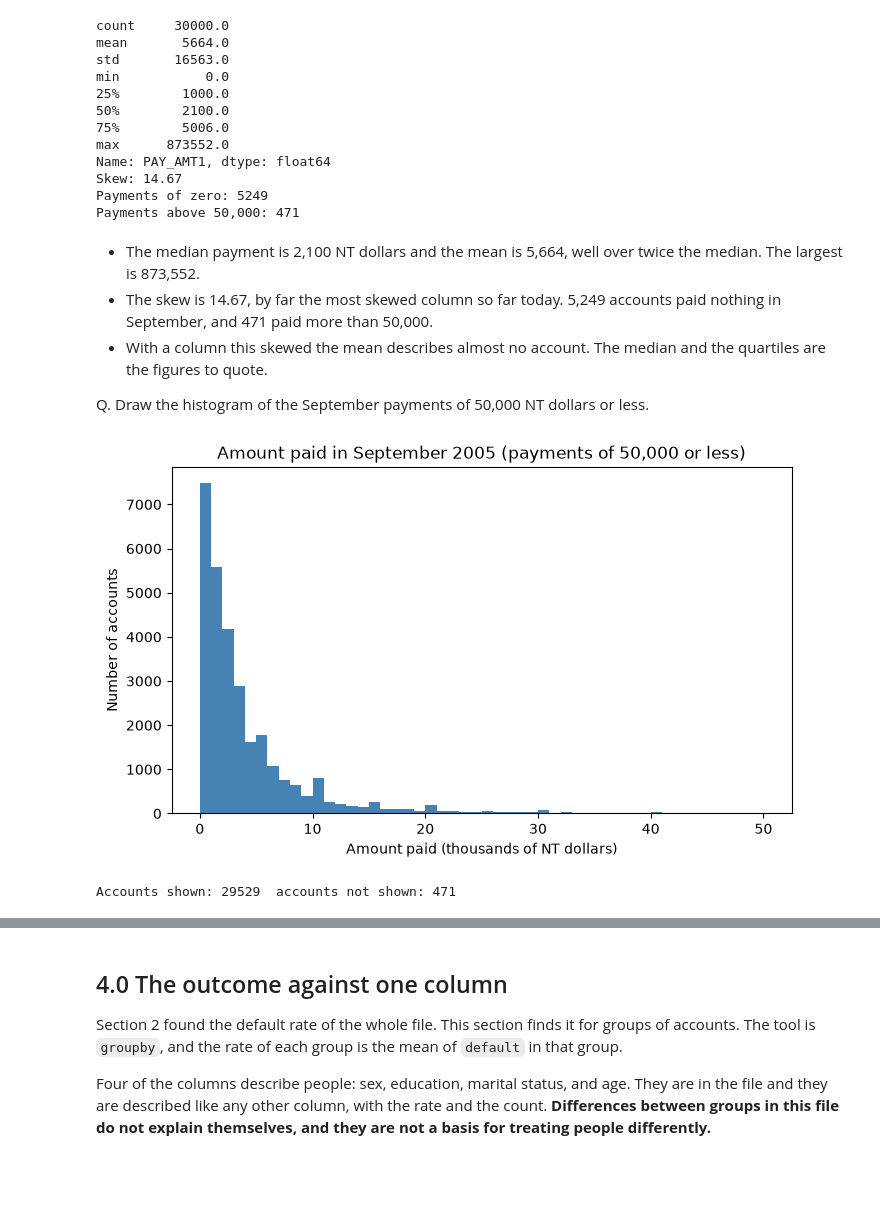
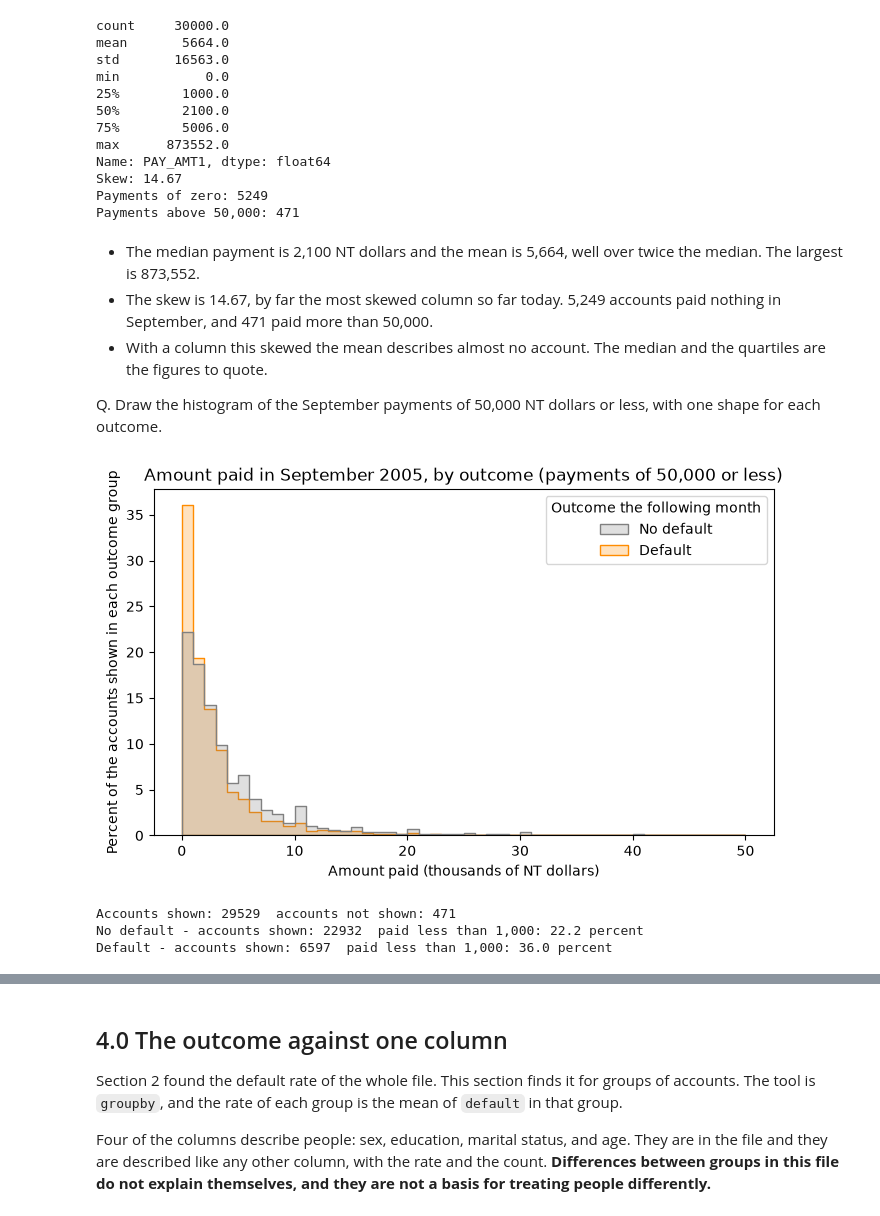
Before and after one commit to lenamonj/python-fixed-income, a Jupyter notebook: course1_python_foundations/week4/day1/16_case_study_consumer_credit.ipynb, the cells around one changed output, grey strips where cells are left out. Cells and saved outputs as stored; diff of their text form; code cells hidden in the pictures; blank space fills up the shorter version.

```diff
--- a/course1_python_foundations/week4/day1/16_case_study_consumer_credit.ipynb
+++ b/course1_python_foundations/week4/day1/16_case_study_consumer_credit.ipynb
@@ -638,23 +723,39 @@ Payments above 50,000: 471
 * The skew is 14.67, by far the most skewed column so far today. 5,249 accounts paid nothing in September, and 471 paid more than 50,000.
 * With a column this skewed the mean describes almost no account. The median and the quartiles are the figures to quote.
 
-Q. Draw the histogram of the September payments of 50,000 NT dollars or less.
+Q. Draw the histogram of the September payments of 50,000 NT dollars or less, with one shape for each outcome.
-# %%
-fig, ax = plt.subplots(figsize=(8, 4.5))
-
-# keep the payments of 50,000 or less, in thousands, in bars 1 thousand wide
-shown = cards.loc[cards['PAY_AMT1'] <= 50_000, 'PAY_AMT1'] / 1000
-ax.hist(shown, bins=range(0, 51, 1), color='steelblue')
-
-ax.set_title('Amount paid in September 2005 (payments of 50,000 or less)')
-ax.set_xlabel('Amount paid (thousands of NT dollars)')
-ax.set_ylabel('Number of accounts')
-
-plt.show()
-
-print('Accounts shown:', len(shown), ' accounts not shown:', len(cards) - len(shown))
-# %% [output]
-[figure, removed]
-Accounts shown: 29529  accounts not shown: 471
+# %%
+# keep the accounts with a payment of 50,000 or less. copy() makes shown a table of its own, so a column can be added to it.
+shown = cards[cards['PAY_AMT1'] <= 50_000].copy()
+
+# the payment in thousands of NT dollars
+shown['payment_thousands'] = shown['PAY_AMT1'] / 1000
+
+fig, ax = plt.subplots(figsize=(8, 4.5))
+
+# bars 1 thousand wide, and one shape for each outcome, each scaled to itself
+sns.histplot(data=shown, x='payment_thousands', bins=range(0, 51, 1), hue='outcome', hue_order=outcome_order,
+             palette=outcome_colors, stat='percent', common_norm=False, element='step', ax=ax)
+
+sns.move_legend(ax, 'upper right', title='Outcome the following month')
+
+ax.set_title('Amount paid in September 2005, by outcome (payments of 50,000 or less)')
+ax.set_xlabel('Amount paid (thousands of NT dollars)')
+ax.set_ylabel('Percent of the accounts shown in each outcome group')
+
+plt.show()
+
+print('Accounts shown:', len(shown), ' accounts not shown:', len(cards) - len(shown))
+
+# the first bar: the share of each outcome group, among the accounts shown, that paid less than 1,000 NT dollars
+for name in outcome_order:
+    group = shown[shown['outcome'] == name]
+    share_pct = round((group['PAY_AMT1'] < 1000).mean() * 100, 1)
+    print(name, '- accounts shown:', len(group), ' paid less than 1,000:', share_pct, 'percent')
+# %% [output]
+[figure, added]
+Accounts shown: 29529  accounts not shown: 471
+No default - accounts shown: 22932  paid less than 1,000: 22.2 percent
+Default - accounts shown: 6597  paid less than 1,000: 36.0 percent
 # %% [markdown]
 * 29,529 accounts are shown and the 471 with a payment above 50,000 NT dollars are not. The title says so. A chart that leaves rows out has to say which.
```
Also changed, not shown: parts of 29 cells of this notebook, 1 other file.
